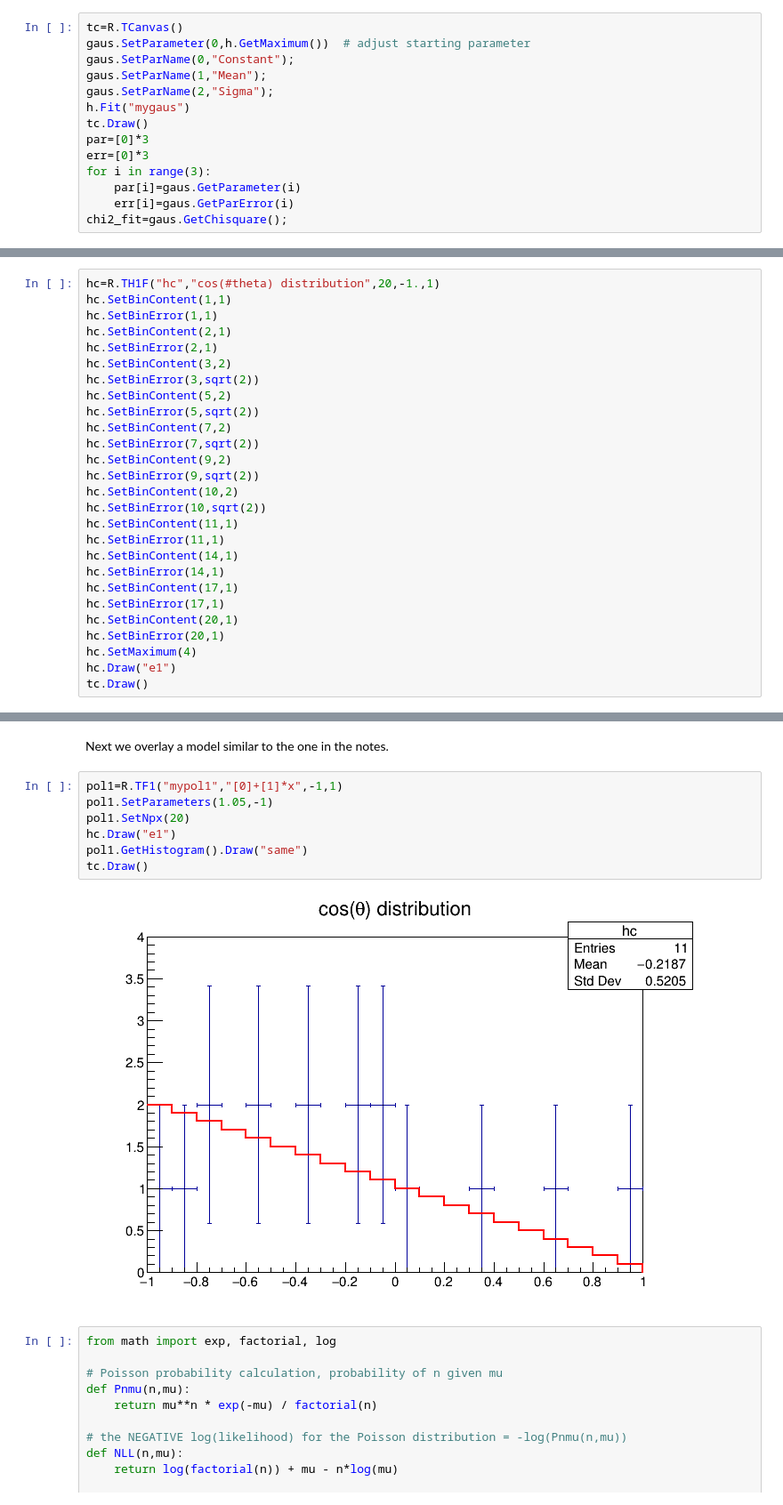
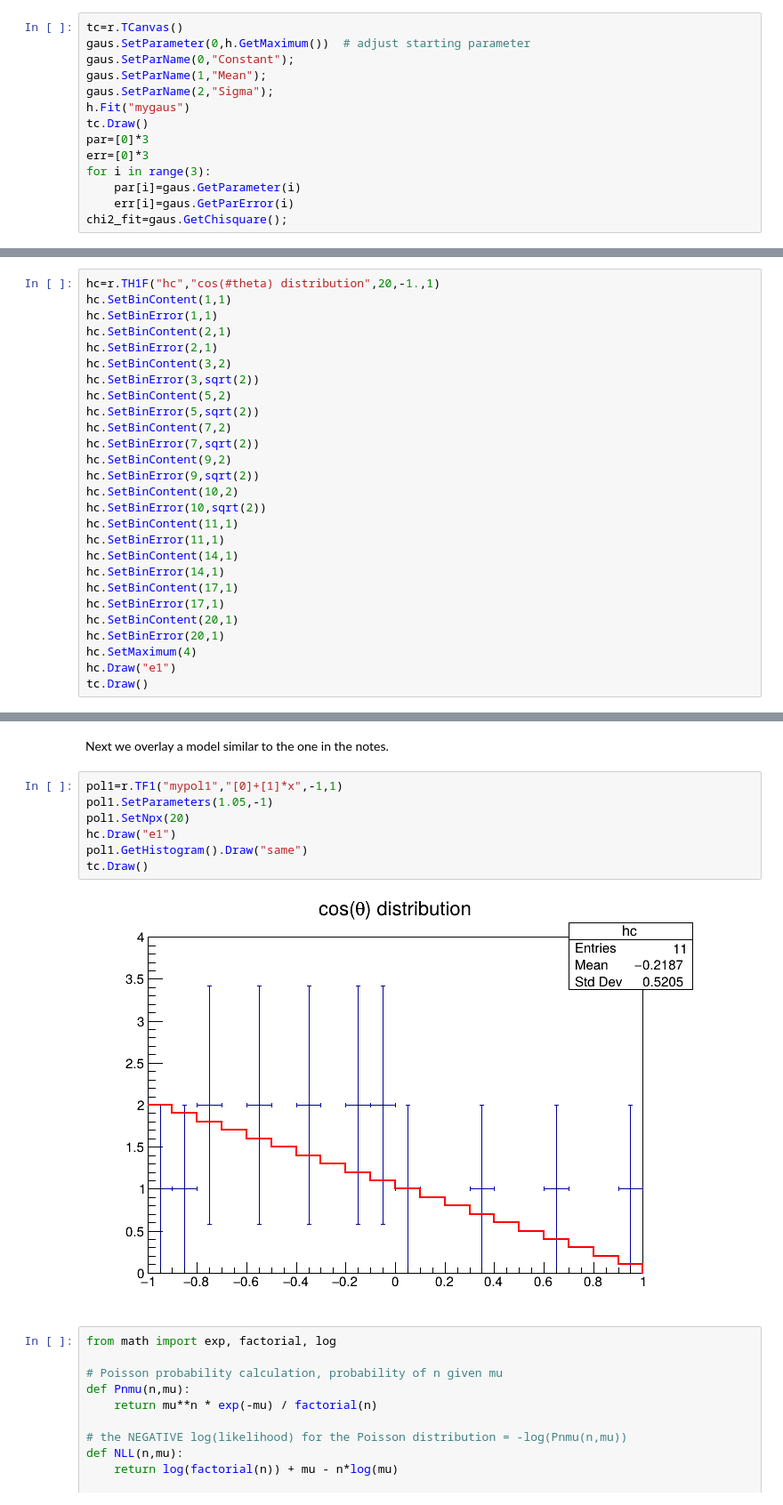
Before and after one commit to wutmeownow/fits1, a Jupyter notebook: ParamUnceratinties.ipynb, the cells around one changed output, grey strips where cells are left out. Shown: that part at 89% size. Drawn from its saved outputs; the diff is of its cells as text.

```diff
--- a/ParamUnceratinties.ipynb
+++ b/ParamUnceratinties.ipynb
@@ -23,7 +23,7 @@ tc.Draw()
 # %% [markdown]
 Now we fit the data using a Gaussian.  (We'll discuss the fitting interface in ROOT in more detail later).
 # %%
-tc=R.TCanvas()
+tc=r.TCanvas()
 gaus.SetParameter(0,h.GetMaximum())  # adjust starting parameter
 gaus.SetParName(0,"Constant");
 gaus.SetParName(1,"Mean");
@@ -125,7 +135,7 @@ Fitting samples with low statistics
 
 Below is a recreation of the histogram in the class notes.
 # %%
-hc=R.TH1F("hc","cos(#theta) distribution",20,-1.,1)
+hc=r.TH1F("hc","cos(#theta) distribution",20,-1.,1)
 hc.SetBinContent(1,1)
 hc.SetBinError(1,1)
 hc.SetBinContent(2,1)
@@ -156,14 +166,14 @@ tc.Draw()
 # %% [markdown]
 Next we overlay a model similar to the one in the notes.
 # %%
-pol1=R.TF1("mypol1","[0]+[1]*x",-1,1)
+pol1=r.TF1("mypol1","[0]+[1]*x",-1,1)
 pol1.SetParameters(1.05,-1)
 pol1.SetNpx(20)
 hc.Draw("e1")
 pol1.GetHistogram().Draw("same")
 tc.Draw()
 # %% [output]
-[figure, old version]
+[figure, new version]
 # %%
 from math import exp, factorial, log
 
```
Also changed, not shown: parts of 13 cells of this notebook, 3 other files.
